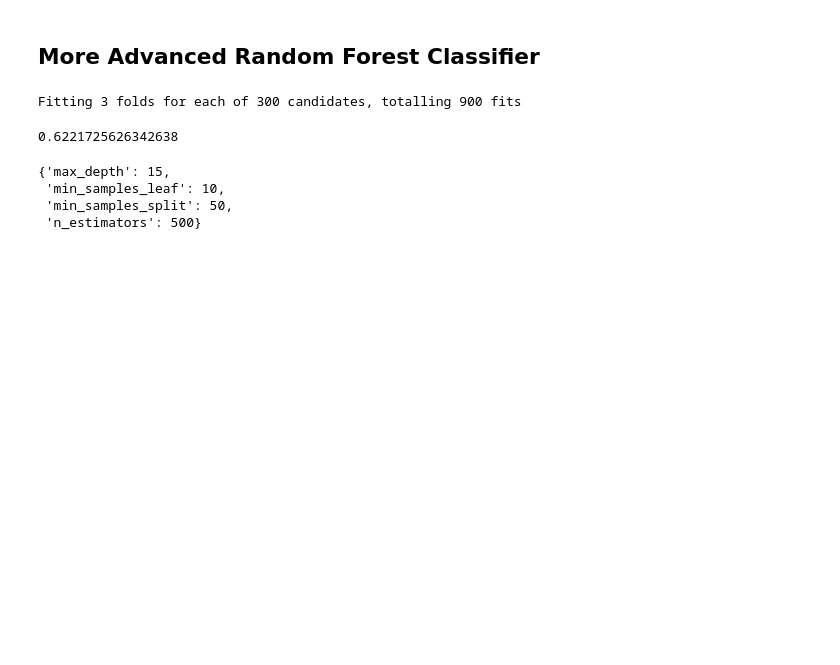
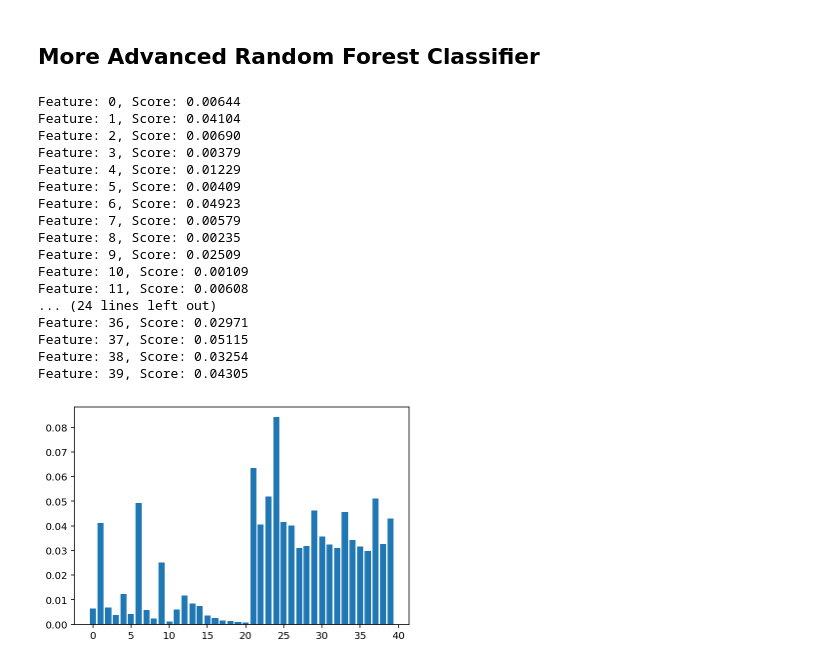
Before and after one commit to Marrrta/wildfires, a Jupyter notebook: KH Temp Fire Modeling Notebook.ipynb, the cells around one changed output. Saved outputs shown, nothing was run; the diff lists cells and outputs as text; code cells hidden in the pictures; blank space fills up the shorter version.

Commit message:
re-ran KH Temp Fire Modeling Notebook with updated df

```diff
--- a/KH Temp Fire Modeling Notebook.ipynb
+++ b/KH Temp Fire Modeling Notebook.ipynb
@@ -107,42 +127,62 @@ train_scoreNum, test_scoreNum = validation_curve(
 # %%
 # Instantiate Random Forest Classifier
 forestVC = RandomForestClassifier(random_state = 1,
                                   n_estimators = 750,
                                   max_depth = 15,
                                   min_samples_split = 5,
                                   min_samples_leaf = 1,
                                   n_jobs=-1)
 modelVC = forestVC.fit(X_train, y_train)
 y_predVC = modelVC.predict(X_test)
+
+importance = modelVC.feature_importances_
+
+# summarize feature importance
+for i,v in enumerate(importance):
+    print('Feature: %0d, Score: %.5f' % (i,v))
+
+# plot feature importance
+pyplot.bar([x for x in range(len(importance))], importance)
+pyplot.show()
+# %% [output]
+Feature: 0, Score: 0.00644
+Feature: 1, Score: 0.04104
+Feature: 2, Score: 0.00690
+Feature: 3, Score: 0.00379
+Feature: 4, Score: 0.01229
+Feature: 5, Score: 0.00409
+Feature: 6, Score: 0.04923
+Feature: 7, Score: 0.00579
+Feature: 8, Score: 0.00235
+Feature: 9, Score: 0.02509
+Feature: 10, Score: 0.00109
+Feature: 11, Score: 0.00608
+... (24 lines left out)
+Feature: 36, Score: 0.02971
+Feature: 37, Score: 0.05115
+Feature: 38, Score: 0.03254
+Feature: 39, Score: 0.04305
+[figure, added]
 # %%
-# Set up parameters to grid search over
-n_estimators = [100, 300, 500]
-max_depth = [5, 8, 15, 25, 30]
-min_samples_split = [2, 5, 10, 15, 50]
-min_samples_leaf = [1, 2, 5, 10]
+# # Set up parameters to grid search over - Keep Me!
+# n_estimators = [100, 300, 500]
+# max_depth = [5, 8, 15, 25, 30]
+# min_samples_split = [2, 5, 10, 15, 50]
+# min_samples_leaf = [1, 2, 5, 10]
 
-hyperF = dict(n_estimators = n_estimators, max_depth = max_depth,
-              min_samples_split = min_samples_split,
-             min_samples_leaf = min_samples_leaf)
+# hyperF = dict(n_estimators = n_estimators, max_depth = max_depth,
+#               min_samples_split = min_samples_split,
+#              min_samples_leaf = min_samples_leaf)
 
-gridF = GridSearchCV(rf, hyperF, cv = 3, verbose = 1,
-                      n_jobs = -1)
-bestF = gridF.fit(X_train, y_train)
+# gridF = GridSearchCV(rf, hyperF, cv = 3, verbose = 1,
+#                       n_jobs = -1)
+# bestF = gridF.fit(X_train, y_train)
-# %% [output]
-Fitting 3 folds for each of 300 candidates, totalling 900 fits
 # %%
-# List best features score
-bestF.best_score_
+# # List best features score
+# bestF.best_score_
-# %% [output]
-0.6221725626342638
 # %%
-# List best parameters
-bestF.best_params_
+# # List best parameters
+# bestF.best_params_
-# %% [output]
-{'max_depth': 15,
- 'min_samples_leaf': 10,
- 'min_samples_split': 50,
- 'n_estimators': 500}
 # %%
 # Run the model with the best params from the grid search
 forestOpt = RandomForestClassifier(random_state = 11, max_depth = 15, n_estimators = 100, min_samples_split = 10, min_samples_leaf = 10, n_jobs=-1)
```
Also changed, not shown: parts of 11 cells of this notebook.
